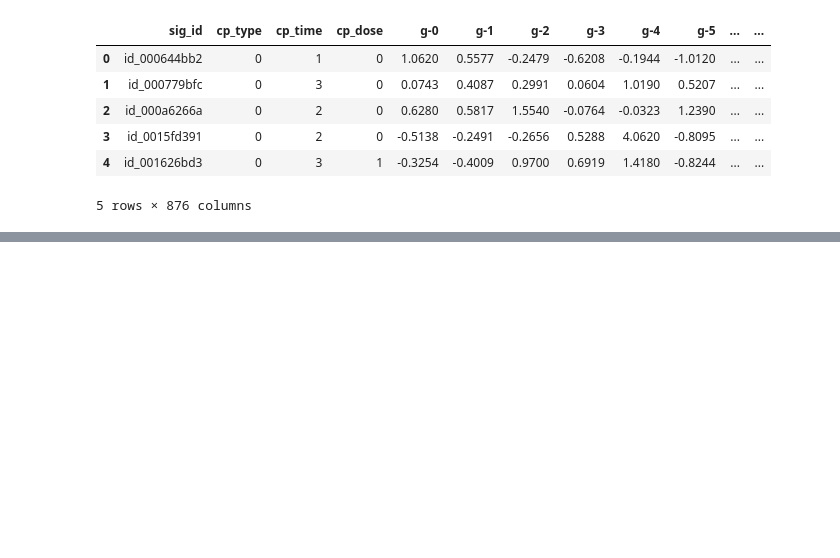
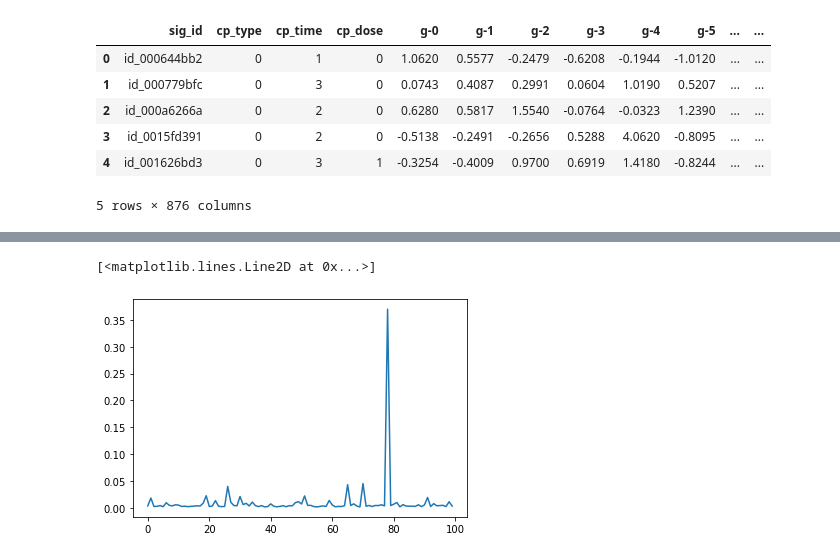
Before and after one commit to dashan0313/mov_idiots, a Jupyter notebook: mov1.ipynb, the cells around one changed output, grey strips where cells are left out. Cells and saved outputs as stored; diff of their text form; code cells hidden in the pictures; blank space fills up the shorter version.

```diff
--- a/mov1.ipynb
+++ b/mov1.ipynb
@@ -235,0 +273,5 @@ train_features.to_csv('data/train_features_nv.csv')
+# %%
+plt.plot(importances)
+# %% [output]
+[<matplotlib.lines.Line2D at 0x...>]
+[figure, added]
```
Also changed, not shown: parts of 19 cells of this notebook, 1 other file.
